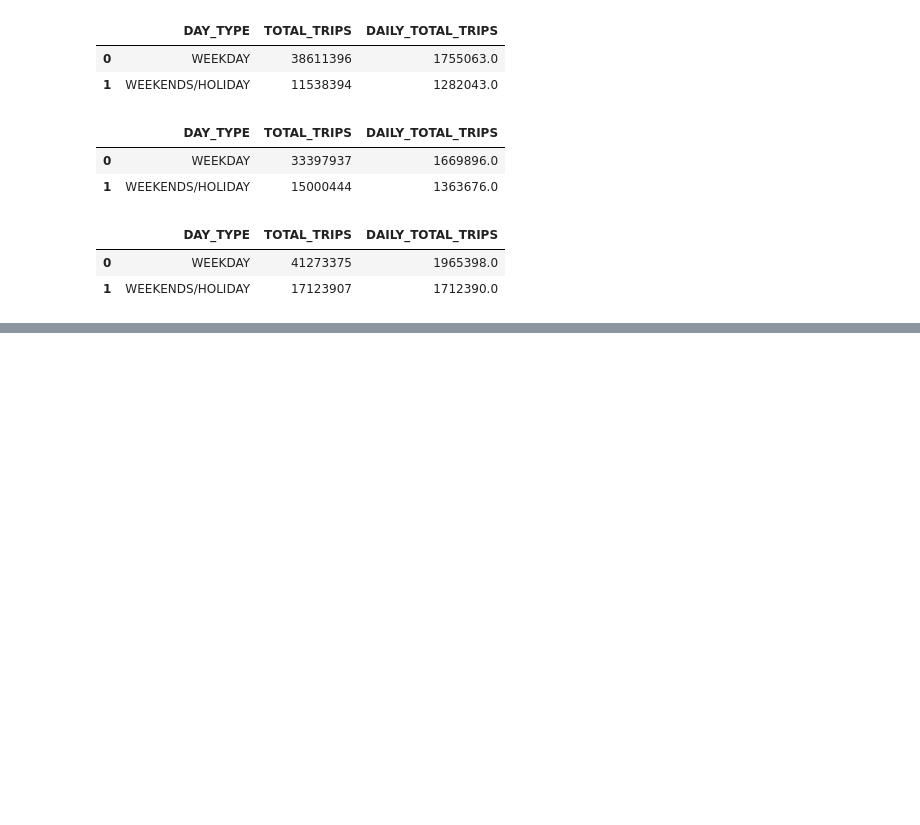
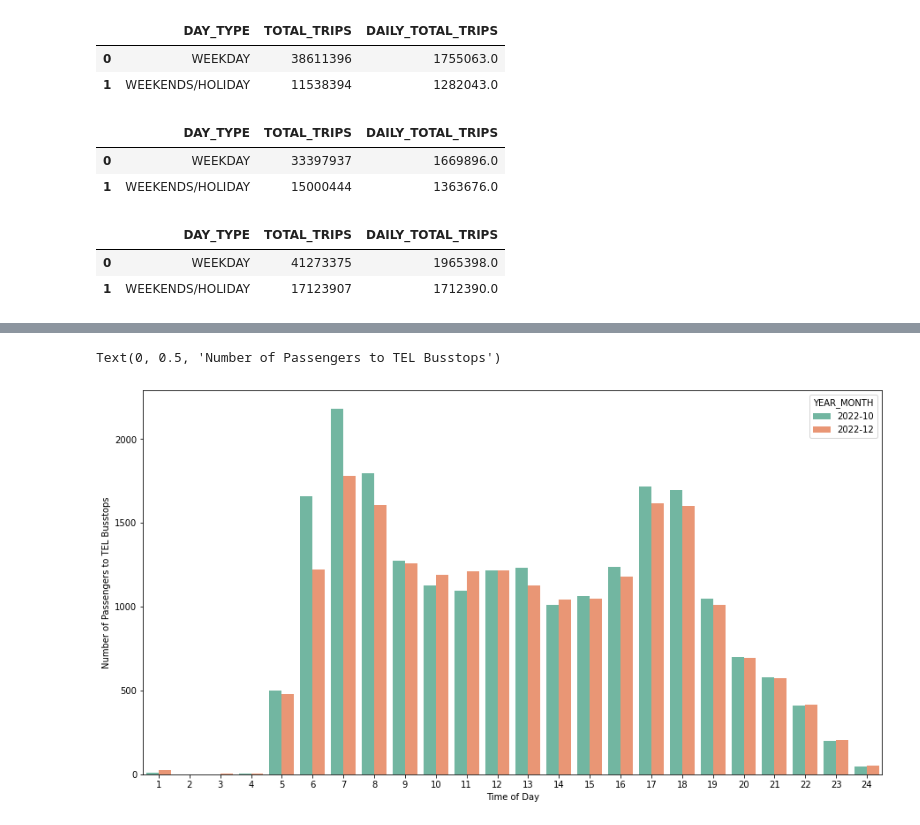
Before and after one commit to b-leong/trp-eda, a Jupyter notebook: TEL Passenger Volume.ipynb, the cells around one changed output, grey strips where cells are left out. Drawn from its saved outputs; the diff is of its cells as text; code cells hidden in the pictures; blank space fills up the shorter version.

```diff
--- a/TEL Passenger Volume.ipynb
+++ b/TEL Passenger Volume.ipynb
@@ -1029,0 +913,3 @@ Data is retrieved from LTA DataMall
+# %%
+bus202210['keep'] = bus202210.apply(lambda x: keep_TEL_busstops(x['ORIGIN_PT_CODE'], x['DESTINATION_PT_CODE'], postbusstops), axis=1)
+bus202210 = bus202210[bus202210['keep'] == 1]
@@ -1029,0 +932,3 @@ Data is retrieved from LTA DataMall
+# %%
+bus202212['keep'] = bus202212.apply(lambda x: keep_TEL_busstops(x['ORIGIN_PT_CODE'], x['DESTINATION_PT_CODE'], postbusstops), axis=1)
+bus202212 = bus202212[bus202212['keep'] == 1]
@@ -1029,0 +951,6 @@ Data is retrieved from LTA DataMall
+# %%
+octbusTotal = bus202210.groupby(['YEAR_MONTH', 'DAY_TYPE', 'TIME_PER_HOUR', 'DESTINATION_PT_CODE']).sum()
+octbusTotal = octbusTotal.reset_index()
+octbusTotal = octbusTotal.drop(['ORIGIN_PT_CODE', 'keep'], axis=1)
+octbusTotal['TIME_PER_HOUR'] = octbusTotal['TIME_PER_HOUR'].replace([0], [24])
+octbusTotal
@@ -1029,0 +971,6 @@ Data is retrieved from LTA DataMall
+# %%
+decbusTotal = bus202212.groupby(['YEAR_MONTH', 'DAY_TYPE', 'TIME_PER_HOUR', 'DESTINATION_PT_CODE']).sum()
+decbusTotal = decbusTotal.reset_index()
+decbusTotal = decbusTotal.drop(['ORIGIN_PT_CODE', 'keep'], axis=1)
+decbusTotal['TIME_PER_HOUR'] = decbusTotal['TIME_PER_HOUR'].replace([0], [24])
+decbusTotal
@@ -1029,0 +991,10 @@ Data is retrieved from LTA DataMall
+# %%
+bustotal = pd.concat([octbusTotal, decbusTotal])
+plt.figure(figsize=(15,8))
+sns.barplot(data = bustotal[bustotal['DAY_TYPE'] == 'WEEKDAY'],
+            x = 'TIME_PER_HOUR', y = 'TOTAL_TRIPS', hue = 'YEAR_MONTH', palette='Set2', ci=None)
+plt.xlabel("Time of Day")
+plt.ylabel("Number of Passengers to TEL Busstops")
+# %% [output]
+Text(0, 0.5, 'Number of Passengers to TEL Busstops')
+[figure, added]
```
Also changed, not shown: parts of 47 cells of this notebook.
